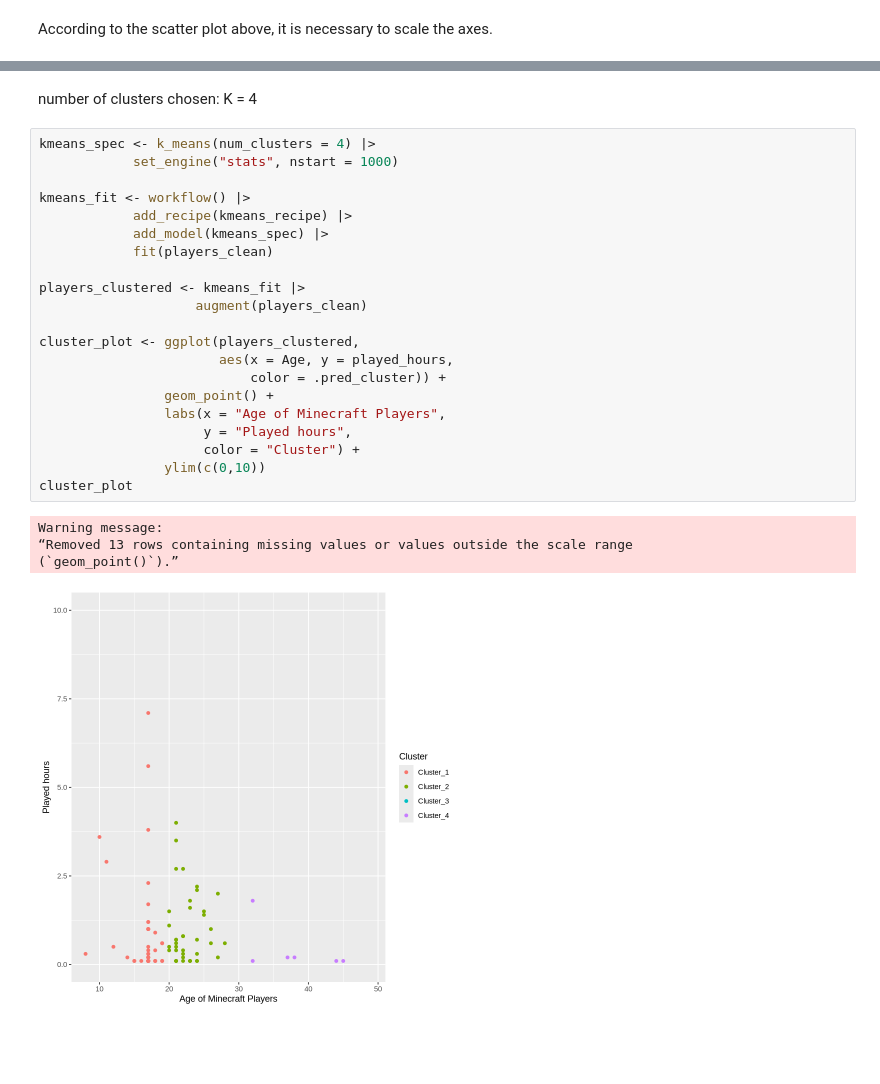
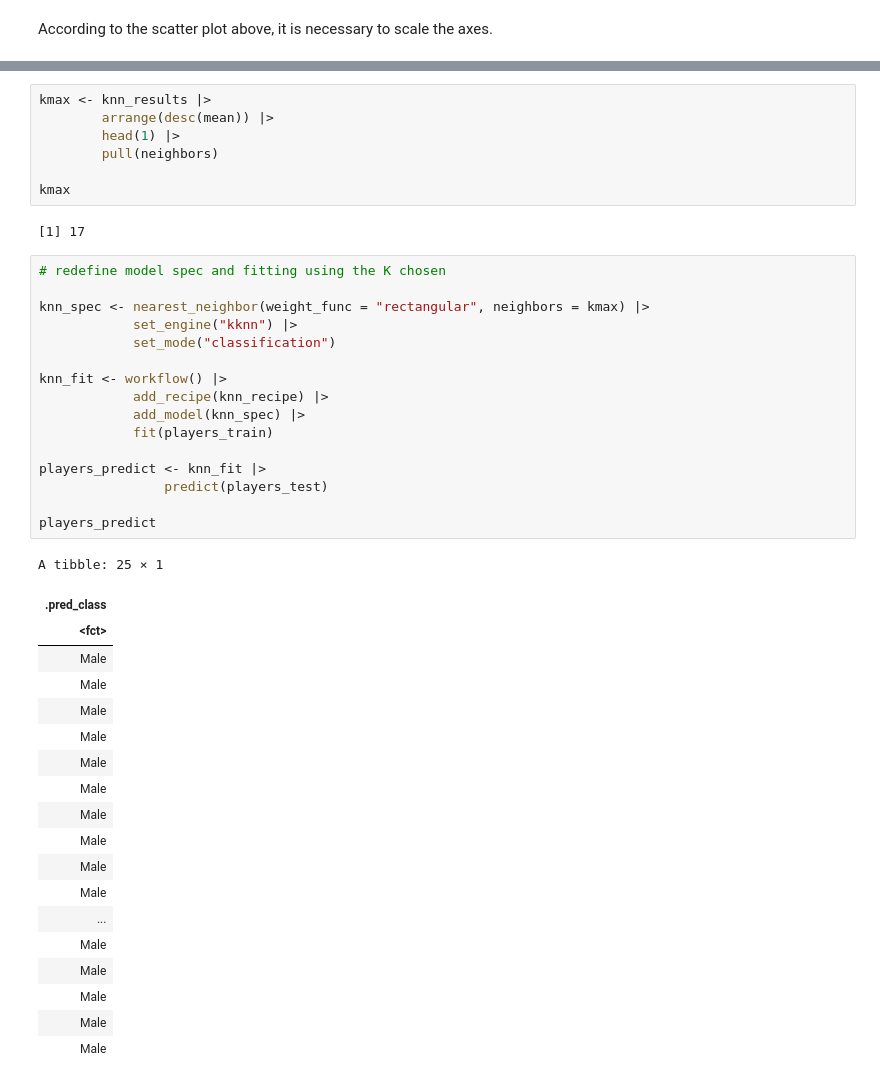
Before and after one commit to shimkelly/dsci-100-2025S1-project, a Jupyter notebook: dsci100-project.ipynb, the cells around one changed output, grey strips where cells are left out. Drawn from its saved outputs; the diff is of its cells as text; blank space fills up the shorter version.

```diff
--- a/dsci100-project.ipynb
+++ b/dsci100-project.ipynb
@@ -142,28 +161,45 @@ A tibble: 9 × 2
-# %% [markdown]
-number of clusters chosen: K = 4
+# %%
+kmax <- knn_results |>
+        arrange(desc(mean)) |>
+        head(1) |>
+        pull(neighbors)
+
+kmax
+# %% [output]
+[1] 17
 # %%
-kmeans_spec <- k_means(num_clusters = 4) |>
-            set_engine("stats", nstart = 1000)
+# redefine model spec and fitting using the K chosen
 
-kmeans_fit <- workflow() |>
-            add_recipe(kmeans_recipe) |>
-            add_model(kmeans_spec) |>
-            fit(players_clean)
+knn_spec <- nearest_neighbor(weight_func = "rectangular", neighbors = kmax) |>
+            set_engine("kknn") |>
+            set_mode("classification")
 
-players_clustered <- kmeans_fit |>
-                    augment(players_clean)
+knn_fit <- workflow() |>
+            add_recipe(knn_recipe) |>
+            add_model(knn_spec) |>
+            fit(players_train)
 
-cluster_plot <- ggplot(players_clustered,
-                       aes(x = Age, y = played_hours,
-                           color = .pred_cluster)) +
-                geom_point() +
-                labs(x = "Age of Minecraft Players",
-                     y = "Played hours",
-                     color = "Cluster") +
-                ylim(c(0,10))
-cluster_plot
+players_predict <- knn_fit |>
+                predict(players_test)
+
+players_predict
 # %% [output]
-Warning message:
-“Removed 13 rows containing missing values or values outside the scale range
-(`geom_point()`).”
+A tibble: 25 × 1
-[figure, removed]
+| .pred_class |
+| <fct> |
+| Male |
+| Male |
+| Male |
+| Male |
+| Male |
+| Male |
+| Male |
+| Male |
+| Male |
+| Male |
+| ... |
+| Male |
+| Male |
+| Male |
+| Male |
+| Male |
```
Also changed, not shown: parts of 5 cells of this notebook.
